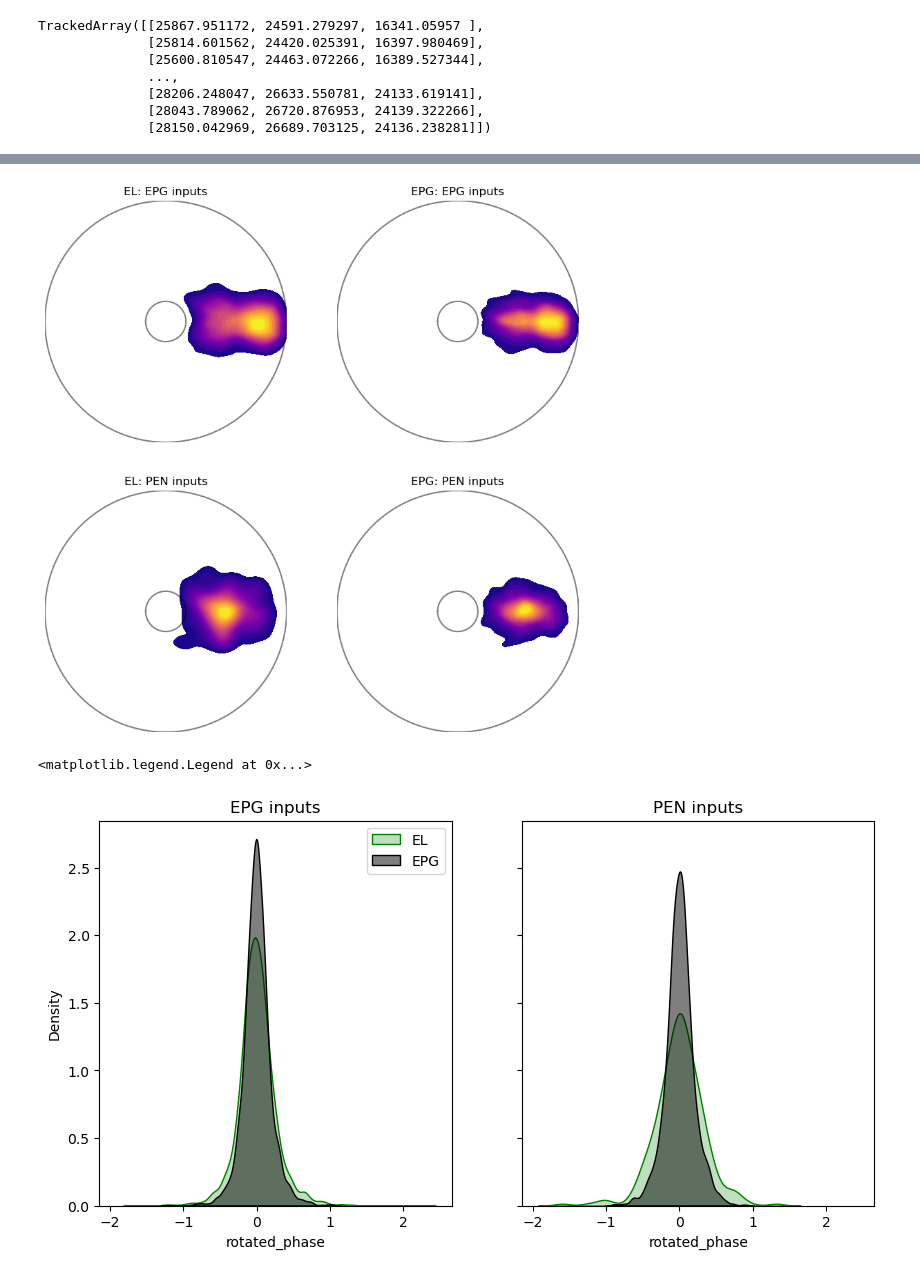
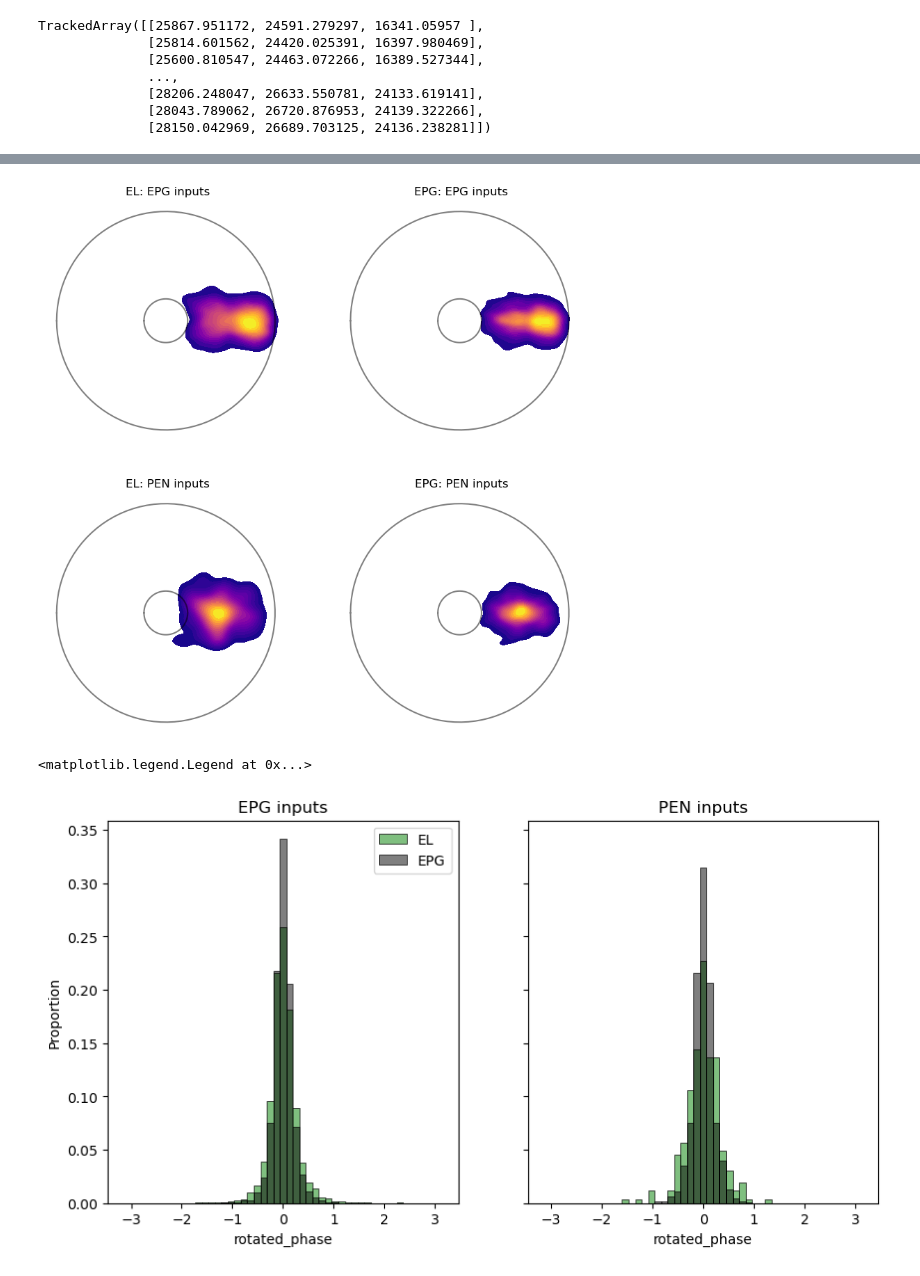
Before and after one commit to yfisher-lab/NeuromodPlasticity, a Jupyter notebook: Notebooks/connectomics_analysis/EL_synaptic_partners_plots.ipynb, the cells around one changed output, grey strips where cells are left out. Saved outputs shown, nothing was run; the diff lists cells and outputs as text; code cells hidden in the pictures.

Commit message:
update plots

```diff
--- a/Notebooks/connectomics_analysis/EL_synaptic_partners_plots.ipynb
+++ b/Notebooks/connectomics_analysis/EL_synaptic_partners_plots.ipynb
@@ -332,16 +332,16 @@ eb_change_of_basis = lambda x: (x - eb_origin) @ eb_basis.T
 phase = np.arctan2(eb.vertices[:, 1], eb.vertices[:, 0])
 radius = np.sqrt(eb.vertices[:, 0]**2 + eb.vertices[:, 1]**2)
 # %%
-bins = np.linspace(-np.pi, np.pi, num=int(360/5) + 1)
+bins = np.linspace(-np.pi, np.pi, num=int(360/2) + 1)
 phase_bin_inds = np.digitize(phase, bins)
 radius_min = [np.amin(radius[phase_bin_inds == i]) for i in range(1, len(bins))]
 radius_max = [np.amax(radius[phase_bin_inds == i]) for i in range(1, len(bins))]
 
 x = np.concatenate([bins[:-1]-2*np.pi, bins[:-1], bins[:-1]+2*np.pi])
-radius_min_lookup = sp.interpolate.interp1d(x, np.concatenate([radius_min for i in range(3)]))
-radius_max_lookup = sp.interpolate.interp1d(x, np.concatenate([radius_max for i in range(3)]))
+radius_min_lookup = sp.interpolate.interp1d(x, np.concatenate([radius_min for i in range(3)]), kind='cubic')
+radius_max_lookup = sp.interpolate.interp1d(x, np.concatenate([radius_max for i in range(3)]), kind='cubic')
 
-scale_radius = lambda phase, radius: (radius - radius_min_lookup(phase))/(radius_max_lookup(phase)-radius_min_lookup(phase)) + .2
+scale_radius = lambda phase, radius: ((radius - radius_min_lookup(phase))/(radius_max_lookup(phase)-radius_min_lookup(phase)) + .2)/1.2
 
 #  bin phases by 5 degrees
 # find mesh points in bin
@@ -498,14 +498,14 @@ sns.kdeplot(
 ax[1,1].set_title('EPG: PEN inputs')
 
 min_rad = .2
-max_rad = 1.2
+max_rad = 1.
 angles = np.linspace(-np.pi, np.pi, num=100)
 for a in ax.flatten():
 
     a.plot(np.cos(angles) * min_rad, np.sin(angles) * min_rad, color='black', alpha=0.5)
     a.plot(np.cos(angles) * max_rad, np.sin(angles) * max_rad, color='black', alpha=0.5)
-    a.set_xlim(-max_rad, max_rad)
-    a.set_ylim(-max_rad, max_rad)
+    # a.set_xlim(-max_rad, max_rad)
+    # a.set_ylim(-max_rad, max_rad)
 
     a.set_aspect('equal')
     a.grid(False)
@@ -513,53 +513,53 @@ for a in ax.flatten():
     # a.plot(np.cos(angles) * min_rad, np.sin(angles) * min_rad, color='black', alpha=0.5)
     # a.plot(np.cos(angles) * max_rad, np.sin(angles) * max_rad, color='black', alpha=0.5)
 # %% [output]
-[figure, old version]
+[figure, new version]
 # %%
 fig, ax = plt.subplots(1, 2, figsize=(10, 5), sharex=True, sharey=True)
-
-sns.kdeplot(
+commmon_args = {
+    'stat': 'proportion',
+    'bins': np.linspace(-np.pi, np.pi, num=50),
+    # 'levels': 10,
+    'fill': True,
+    'alpha': 0.5,
+}
+sns.histplot(
     el_epg_synapses,
     x='rotated_phase',
     ax=ax[0],
     color='green',
-    # levels=10,
-    fill=True,
     label='EL',
+    **commmon_args,
 )
 
-sns.kdeplot(
+sns.histplot(
     epg_epg_synapses,
     x='rotated_phase',
     ax=ax[0],
     color='black',
-    # levels=10,
-    fill=True,
-    alpha=0.5,
     label='EPG',
+    **commmon_args,
 )
 
-sns.kdeplot(
+sns.histplot(
     el_pen_synapses,
     x='rotated_phase',
     ax=ax[1],
     color='green',
-    # levels=10,
-    fill=True,
+    **commmon_args,
 )
-sns.kdeplot(
+sns.histplot(
     epg_pen_synapses,
     x='rotated_phase',
     ax=ax[1],
     color='black',
-    # levels=10,
-    fill=True,
-    alpha=0.5,
+    **commmon_args,
 )
 
 ax[0].set_title('EPG inputs')
 ax[1].set_title('PEN inputs')
 ax[0].legend()
 # %% [output]
 <matplotlib.legend.Legend at 0x...>
-[figure, old version]
+[figure, new version]
 # %%
```
Also changed, not shown: parts of 3 cells of this notebook.
